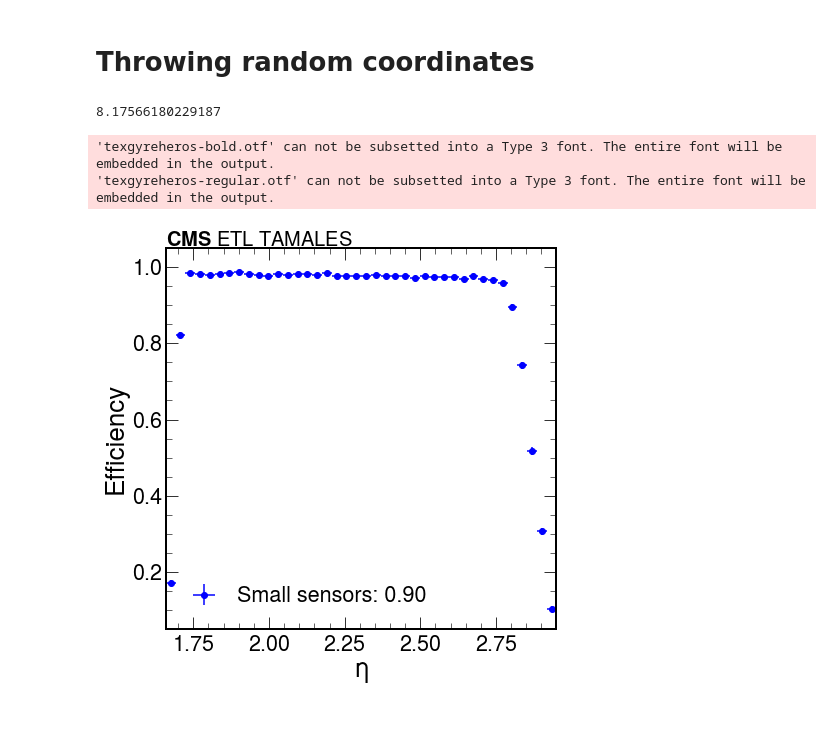
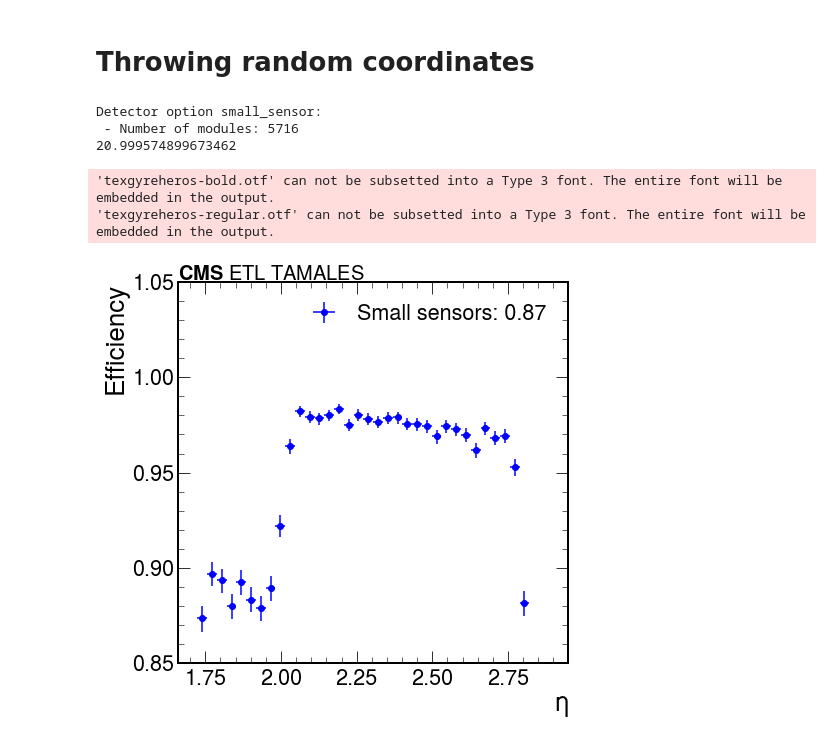
Before and after one commit to yashmehra028/ETL-Copy, a Jupyter notebook: example.ipynb, the cells around one changed output. Saved outputs shown, nothing was run; the diff lists cells and outputs as text; code cells hidden in the pictures.

```diff
--- a/example.ipynb
+++ b/example.ipynb
@@ -68,27 +84,29 @@ r_outer = 1185
 
 module_gap = 0.5
 
+edge_x = 6  # 6mm is the default
+
 detector = {}
 
 SM = SuperModule(m, pb, rb, n_modules=3, module_gap=module_gap, orientation='above')
 
 detector['disk1_front'] = Dee(r_inner, r_outer)
-detector['disk1_front'].populate(SM, center_RB=True)
+detector['disk1_front'].populate(SM, edge_x=edge_x, center_RB=True)
 
 SM = SuperModule(m, pb, rb, n_modules=3, module_gap=module_gap, orientation='above')
 
 detector['disk1_back'] = Dee(315, 1185)
-detector['disk1_back'].populate(SM, center_PB=True)
+detector['disk1_back'].populate(SM, edge_x=edge_x, center_PB=True)
 
 SM = SuperModule(m, pb, rb, n_modules=3, module_gap=module_gap, orientation='below')
 
-detector['disk2_front'] = Dee(315, 1185)
-detector['disk2_front'].populate(SM, center_RB=True)
+detector['disk2_front'] = Dee(315, 885)
+detector['disk2_front'].populate(SM, edge_x=edge_x, center_RB=True)
 
 SM = SuperModule(m, pb, rb, n_modules=3, module_gap=module_gap, orientation='below')
 
-detector['disk2_back'] = Dee(315, 1185)
-detector['disk2_back'].populate(SM, center_PB=True)
+detector['disk2_back'] = Dee(315, 885)
+detector['disk2_back'].populate(SM, edge_x=edge_x, center_PB=True)
 # %% [markdown]
 ## Supermodule
 
@@ -190,30 +208,37 @@ nEvents = int(1e5)
 eta = np.random.rand(nEvents)*eta_range + eta_min
 phi = np.random.rand(nEvents)*np.pi - np.pi/2
 
-vec = three_vector.fromEtaPhi(eta, phi, np.ones(nEvents)*3000)
+vec = three_vector.fromEtaPhi(eta, phi, np.ones(nEvents)*z_ref*1000)
 
 vec_list = []
 for x,y in zip(vec.x, vec.y):
-    vec_list.append(three_vector(x,y,3000))
+    vec_list.append(three_vector(x,y,z_ref*1000))
 
 hits = {
-    'small_sensor':[],
+    'baseline':[],
+
        }
 
 nHits = {
-    'small_sensor':[],
+    'baseline':[],
 }
 
 detector_variants = {
-    'small_sensor': detector,
+    'baseline': detector,
+    'remove_face': detector_remove,
+    ''
         }
+
+layers = ['disk1_front', 'disk1_back', 'disk2_front', 'disk2_back']
+
 
 for v in vec_list:
     for det in detector_variants:
         n = 0
         iLayer = 0
+        nModules = 0
 
-        for layer in ['disk1_front', 'disk1_back', 'disk2_front', 'disk2_back']:
+        for layer in layers:
             x_shift = 1000*(z[iLayer]-z_ref)*np.tan(v.theta)*np.cos(v.phi)
             y_shift = 1000*(z[iLayer]-z_ref)*np.tan(v.theta)*np.sin(v.phi)
             x,y = ((v.x + x_shift), (v.y + y_shift))
@@ -222,8 +247,13 @@ for v in vec_list:
                 n += 1
             iLayer += 1
 
+            nModules += sum( [ sum([ x for x in row if x==1]) for row in detector_variants[det][layer].module_matrix ])
+
         if n>0: hits[det].append(v)
         nHits[det].append(n)
+
+print ("Detector option %s:"%det)
+print (" - Number of modules: %s"%(nModules*4))
 
 
 
@@ -231,7 +261,9 @@ endtime = time.time()
 
 print (endtime-starttime)
 # %% [output]
-8.17566180229187
+Detector option small_sensor:
+ - Number of modules: 5716
+20.999574899673462
 # %%
 from yahist import Hist1D
 
@@ -240,35 +272,35 @@ import scipy
 # %%
 import os
 import mplhep as hep
 
 plt.style.use(hep.style.CMS)  # or ATLAS/LHCb
 
 bins = "40,1.659,2.950"
 
 num = Hist1D([v.eta for v in hits['small_sensor']], bins=bins)
 den = Hist1D([v.eta for v in vec_list], bins=bins)
 
 fig, ax = plt.subplots(1,1,figsize=(7,7))
 
 h = num.divide(den, binomial=True)
 
 h.plot(show_errors=True, color="blue", label='Small sensors: %.2f'%(len(hits['small_sensor'])/len(vec_list)))
 
 ax.set_ylabel('Efficiency')
 ax.set_xlabel(r'$\eta$')
 
-ax.set_ylim(0.05,1.05)
+ax.set_ylim(0.85,1.05)
 
 fig.text(0.0, 0.995, '$\\bf{CMS}$ ETL TAMALES', fontsize=20,  horizontalalignment='left', verticalalignment='bottom', transform=ax.transAxes )
 
 name = 'efficiency_examples'
 
 fig.savefig(os.path.join("{}.pdf".format(name)))
 fig.savefig(os.path.join("{}.png".format(name)))
 # %% [output]
 'texgyreheros-bold.otf' can not be subsetted into a Type 3 font. The entire font will be embedded in the output.
 'texgyreheros-regular.otf' can not be subsetted into a Type 3 font. The entire font will be embedded in the output.
-[figure, old version]
+[figure, new version]
 # %%
 bins = "50,300,1200"
 
```
Also changed, not shown: parts of 25 cells of this notebook, 4 other files.
